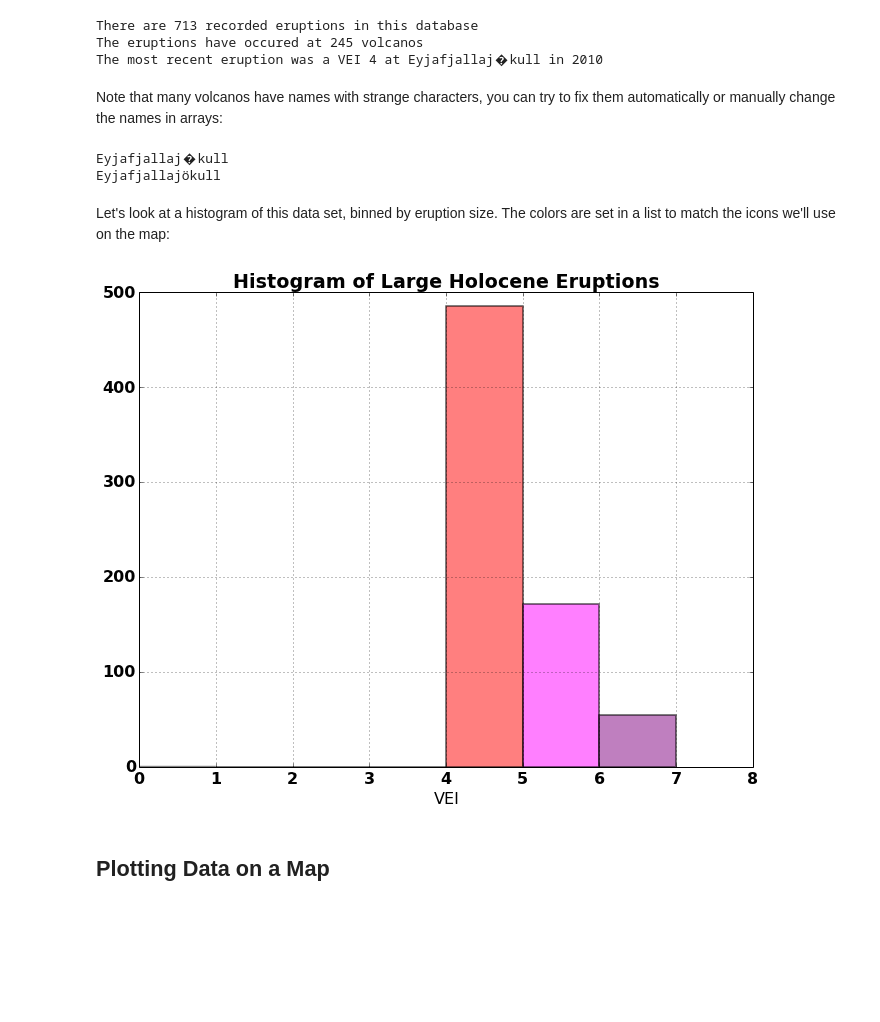
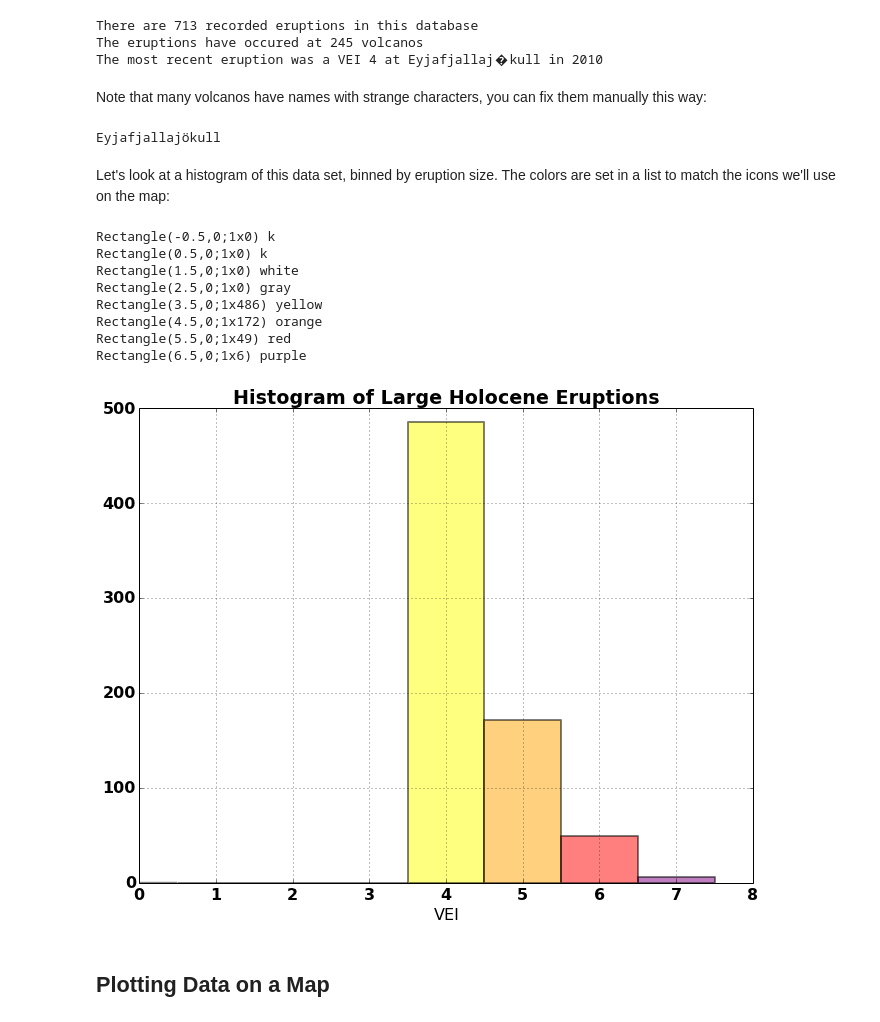
Before and after one commit to scottyhq/blog, a Jupyter notebook: content/downloads/notebooks/mapping_volcanic_eruptions.ipynb, the cells around one changed output. Saved outputs shown, nothing was run; the diff lists cells and outputs as text; code cells hidden in the pictures; blank space fills up the shorter version.

Commit message:
fixed histogram in notebook, added blogroll

```diff
--- a/content/downloads/notebooks/mapping_volcanic_eruptions.ipynb
+++ b/content/downloads/notebooks/mapping_volcanic_eruptions.ipynb
@@ -49,33 +49,40 @@ There are 713 recorded eruptions in this database
 The eruptions have occured at 245 volcanos
 The most recent eruption was a VEI 4 at Eyjafjallaj�kull in 2010
 # %% [markdown]
-Note that many volcanos have names with strange characters, you can try to fix them automatically or manually change the names in arrays:
+Note that many volcanos have names with strange characters, you can fix them manually this way:
 # %%
-print np.unicode(gvp.volcano_name[ind], 'utf-8', 'replace') #auto
 gvp.volcano_name[ind] = 'Eyjafjallajökull' #manual fix
 print gvp.volcano_name[ind]
 # %% [output]
-Eyjafjallaj�kull
 Eyjafjallajökull
 # %% [markdown]
 Let's look at a histogram of this data set, binned by eruption size. The colors are set in a list to match the icons we'll use on the map:
 # %%
 fig, ax = plt.subplots()
 
-freq, bins, patches = plt.hist(gvp.vei, bins=np.arange(8),
+freq, bins, patches = plt.hist(gvp.vei, bins=np.arange(9),
                                 lw=2,
                                 alpha=0.5,
-                                align='mid')
-colors = ['white', 'gray', 'yellow', 'orange', 'red', 'magenta', 'purple']
-for p,c in zip(patches, colors): # change bar colors to match volcanos
+                                align='left')
+colors = ['k','k','white', 'gray', 'yellow', 'orange', 'red', 'purple']
+for p,c in zip(patches, colors): # change bar colors to match map markers
+    print p,c
     p.set_facecolor(c)
 ax.set_xlabel('VEI')
 ax.set_xlim(0,8)
 ax.grid()
 ax.set_title('Histogram of Large Holocene Eruptions')
-#plt.savefig('histogram.png', bbox_inches='tight')
+plt.savefig('histogram.png', bbox_inches='tight')
 # %% [output]
+Rectangle(-0.5,0;1x0) k
+Rectangle(0.5,0;1x0) k
+Rectangle(1.5,0;1x0) white
+Rectangle(2.5,0;1x0) gray
+Rectangle(3.5,0;1x486) yellow
+Rectangle(4.5,0;1x172) orange
+Rectangle(5.5,0;1x49) red
+Rectangle(6.5,0;1x6) purple
-[figure, old version]
+[figure, new version]
 # %% [markdown]
 ## Plotting Data on a Map
 # %% [markdown]
```
Also changed, not shown: parts of 19 cells of this notebook, 1 other file.
